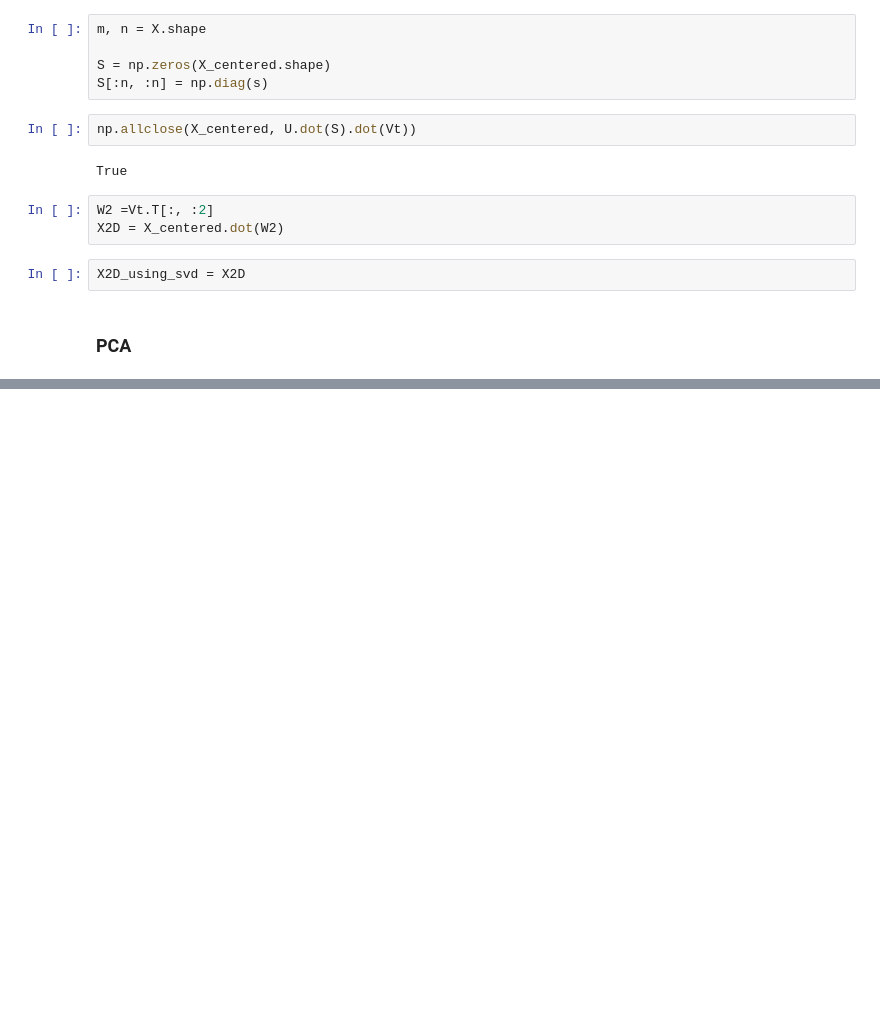
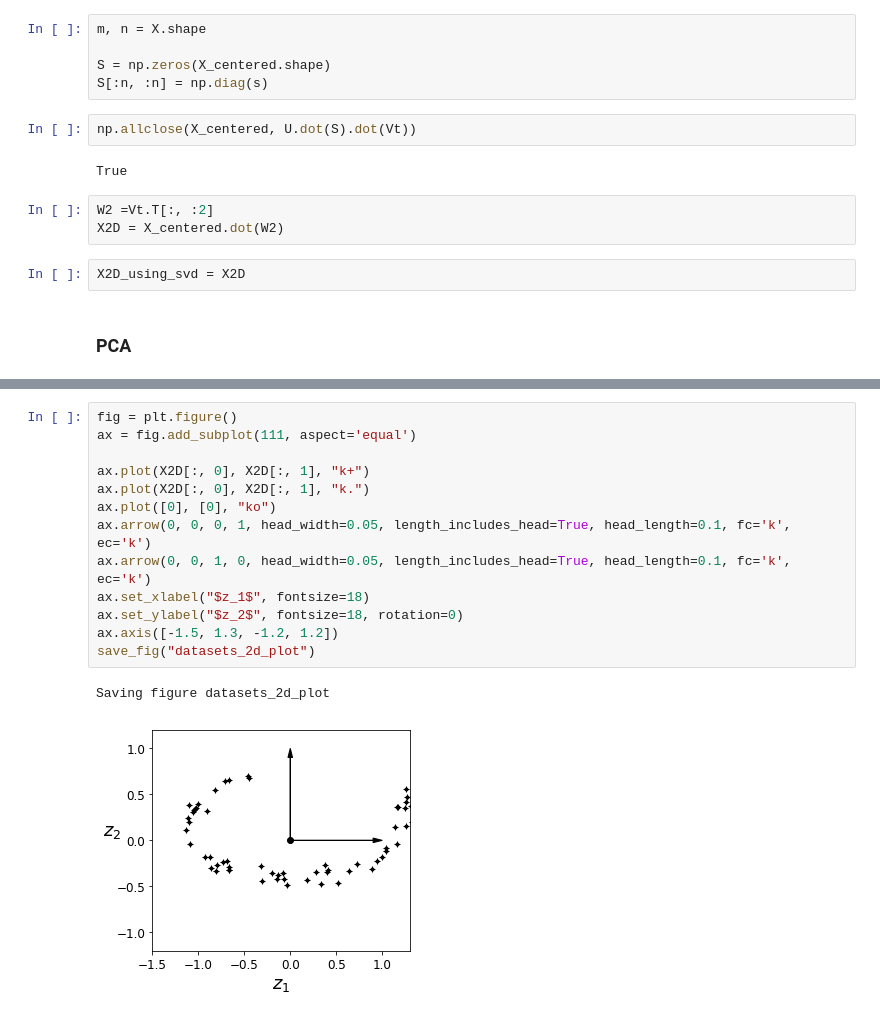
Before and after one commit to Mrscto/handson-ml-master, a Jupyter notebook: handson-ml-master/第八 降维.ipynb, the cells around one changed output, grey strips where cells are left out. Cells and saved outputs as stored; diff of their text form; blank space fills up the shorter version.

```diff
--- a/handson-ml-master/第八 降维.ipynb
+++ b/handson-ml-master/第八 降维.ipynb
@@ -74,0 +202,16 @@ X2D_using_svd = X2D
+# %%
+fig = plt.figure()
+ax = fig.add_subplot(111, aspect='equal')
+
+ax.plot(X2D[:, 0], X2D[:, 1], "k+")
+ax.plot(X2D[:, 0], X2D[:, 1], "k.")
+ax.plot([0], [0], "ko")
+ax.arrow(0, 0, 0, 1, head_width=0.05, length_includes_head=True, head_length=0.1, fc='k', ec='k')
+ax.arrow(0, 0, 1, 0, head_width=0.05, length_includes_head=True, head_length=0.1, fc='k', ec='k')
+ax.set_xlabel("$z_1$", fontsize=18)
+ax.set_ylabel("$z_2$", fontsize=18, rotation=0)
+ax.axis([-1.5, 1.3, -1.2, 1.2])
+save_fig("datasets_2d_plot")
+# %% [output]
+Saving figure datasets_2d_plot
+[figure, added]
```
Also changed, not shown: parts of 19 cells of this notebook.
